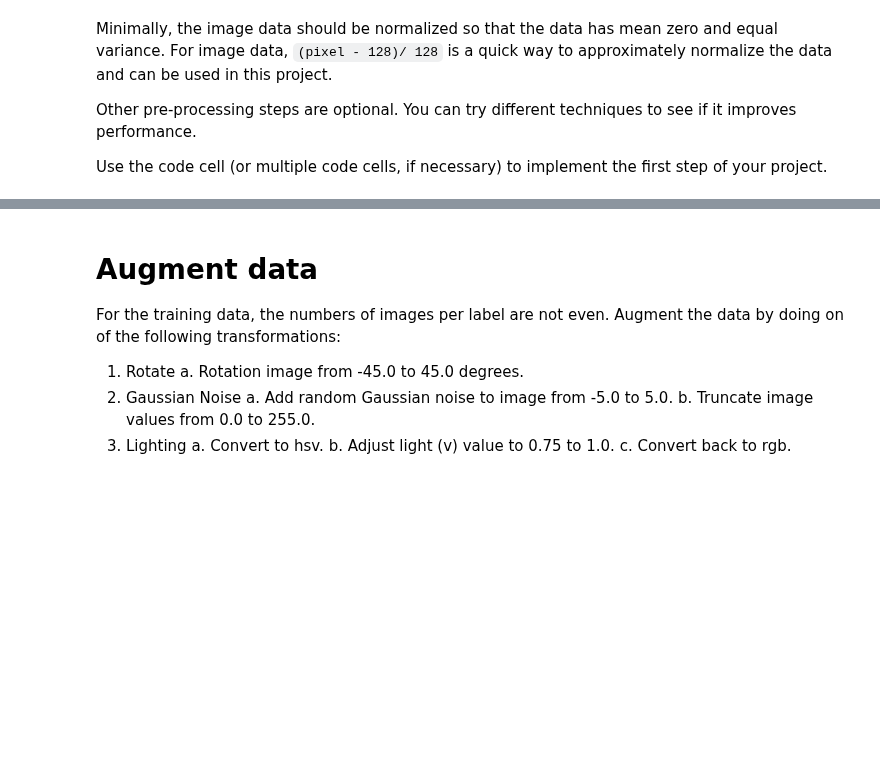
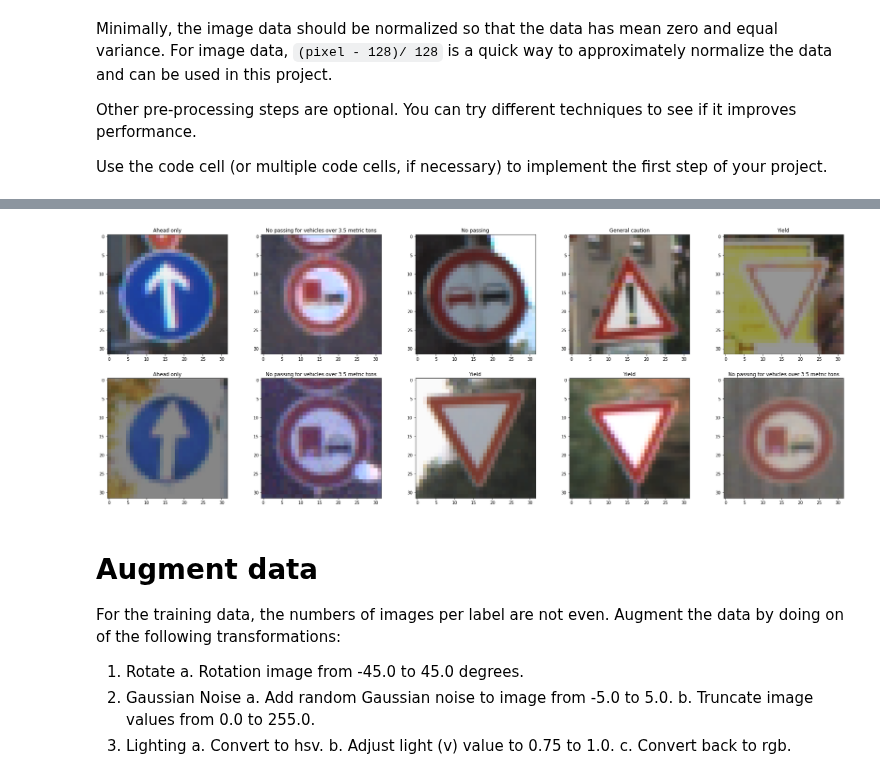
Before and after one commit to ekkus93/CarND-Traffic-Sign-Classifier-Project, a Jupyter notebook: Traffic_Sign_Classifier.ipynb, the cells around one changed output, grey strips where cells are left out. Cells and saved outputs as stored; diff of their text form; code cells hidden in the pictures; blank space fills up the shorter version.

```diff
--- a/Traffic_Sign_Classifier.ipynb
+++ b/Traffic_Sign_Classifier.ipynb
@@ -195,6 +195,17 @@ plt.suptitle('Color Frequencies')
 plt.show()
 # %% [output]
 [figure]
+# %%
+for i in range(X_train.shape[0]):
+    image = X_train[i]
+    hsv = cv2.cvtColor(image, cv2.COLOR_RGB2HSV).astype(np.float32)
+
+    mean_v = hsv[:, :, 2].mean()
+
+    if mean_v == 0.0:
+        print(i)
+        plt.imshow(image)
+        plt.show()
 # %% [markdown]
 ----
 
@@ -331,3 +391,7 @@ plt.show()
+# %%
+display_X_y_images(np.stack([normalize_brightness(X_train[i]) for i in range(10)]), y_train, signnames_pd, 0, 10)
+# %% [output]
+[figure, added]
 # %%
 def preprocess_images(images):
     temp_images = images.copy().astype(np.float32)
```
Also changed, not shown: parts of 18 cells of this notebook.
